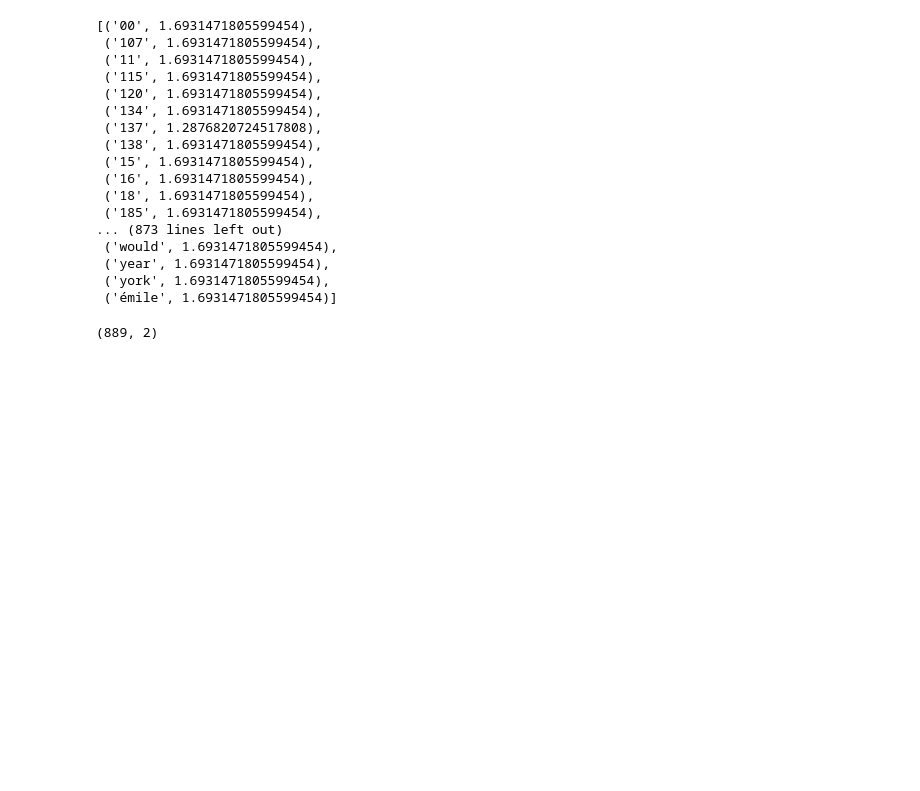
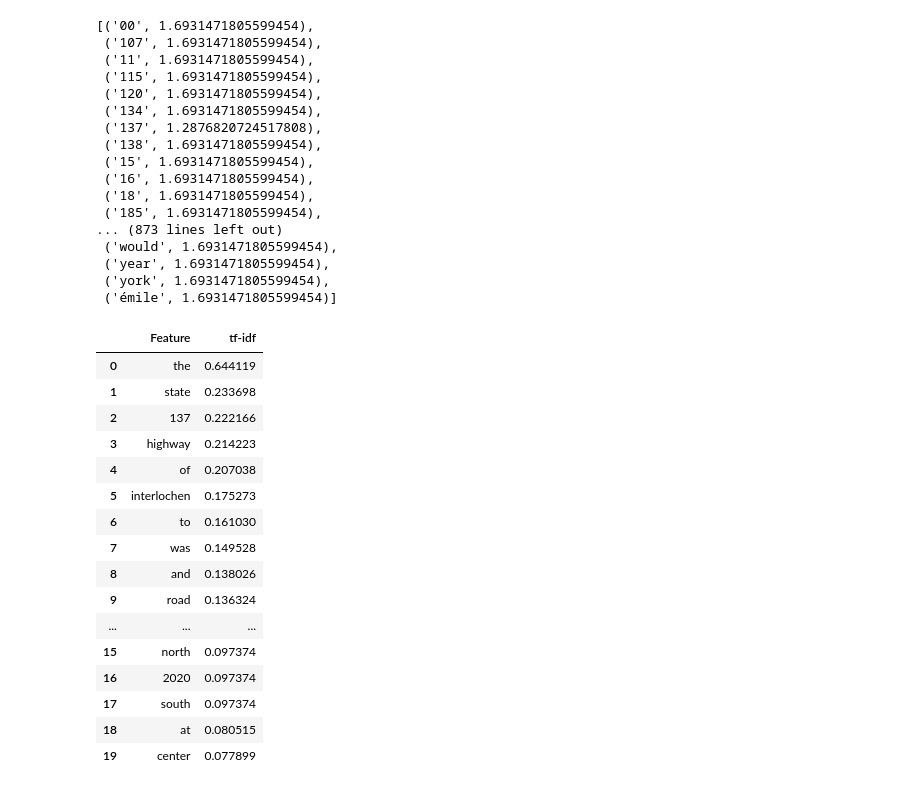
Before and after one commit to frostcow0/python-projects, a Jupyter notebook: ml/wikipedia_nlp.ipynb, the cells around one changed output. Drawn from its saved outputs; the diff is of its cells as text; code cells hidden in the pictures; blank space fills up the shorter version.

```diff
--- a/ml/wikipedia_nlp.ipynb
+++ b/ml/wikipedia_nlp.ipynb
@@ -94,9 +94,25 @@ feat_idf
  ('york', 1.6931471805599454),
  ('émile', 1.6931471805599454)]
 # %%
-results = pd.DataFrame(feat_tfidf[0])
+results = pd.DataFrame(feat_tfidf[0], columns=['Feature', 'tf-idf'])
 sorted_results = results.sort_values(
     by='tf-idf', ascending=False, ignore_index=True)
 sorted_results.head(20)
 # %% [output]
-(889, 2)
+|  | Feature | tf-idf |
+| 0 | the | 0.644119 |
+| 1 | state | 0.233698 |
+| 2 | 137 | 0.222166 |
+| 3 | highway | 0.214223 |
+| 4 | of | 0.207038 |
+| 5 | interlochen | 0.175273 |
+| 6 | to | 0.161030 |
+| 7 | was | 0.149528 |
+| 8 | and | 0.138026 |
+| 9 | road | 0.136324 |
+| ... | ... | ... |
+| 15 | north | 0.097374 |
+| 16 | 2020 | 0.097374 |
+| 17 | south | 0.097374 |
+| 18 | at | 0.080515 |
+| 19 | center | 0.077899 |
```
Also changed, not shown: parts of 2 cells of this notebook.
